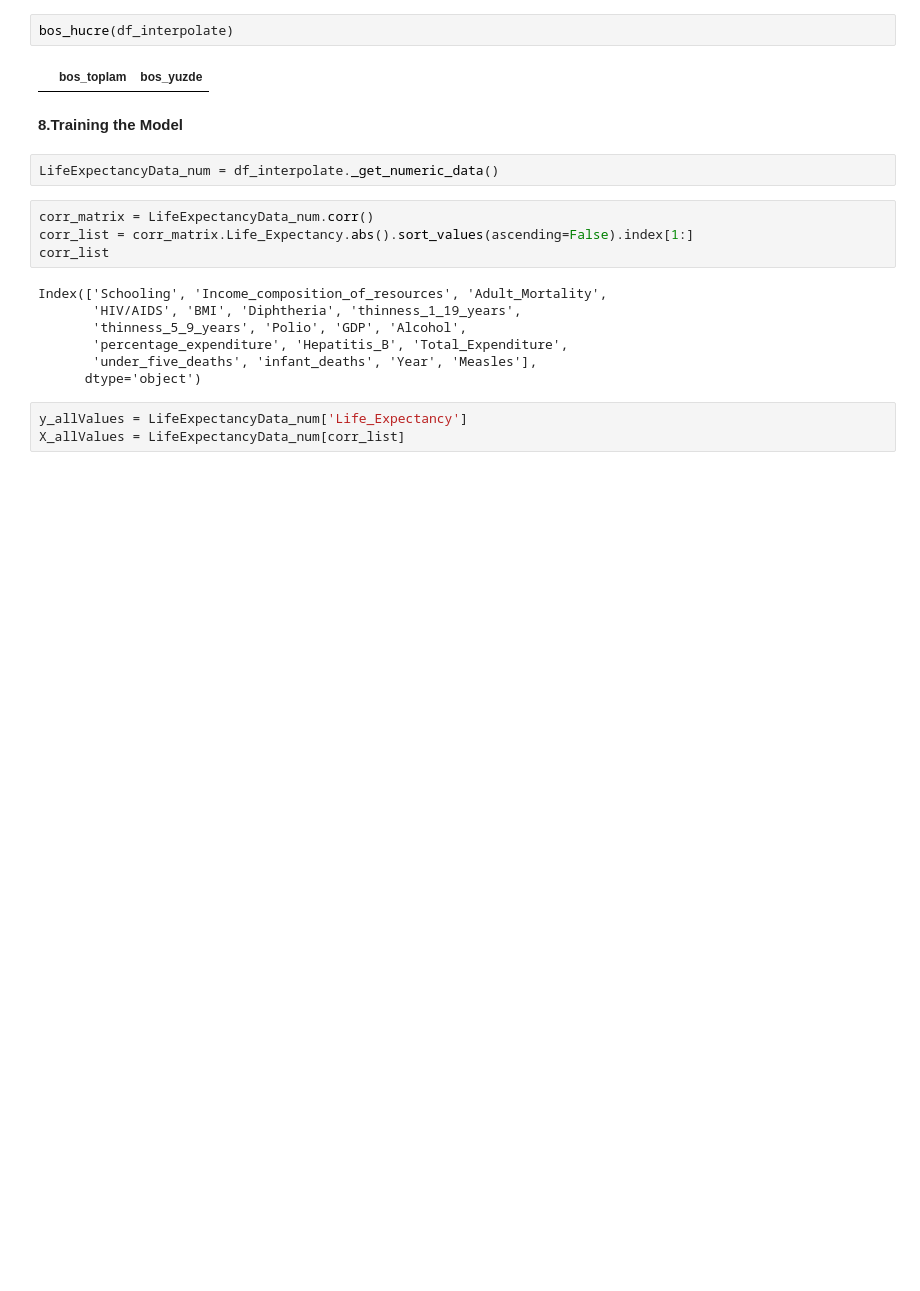
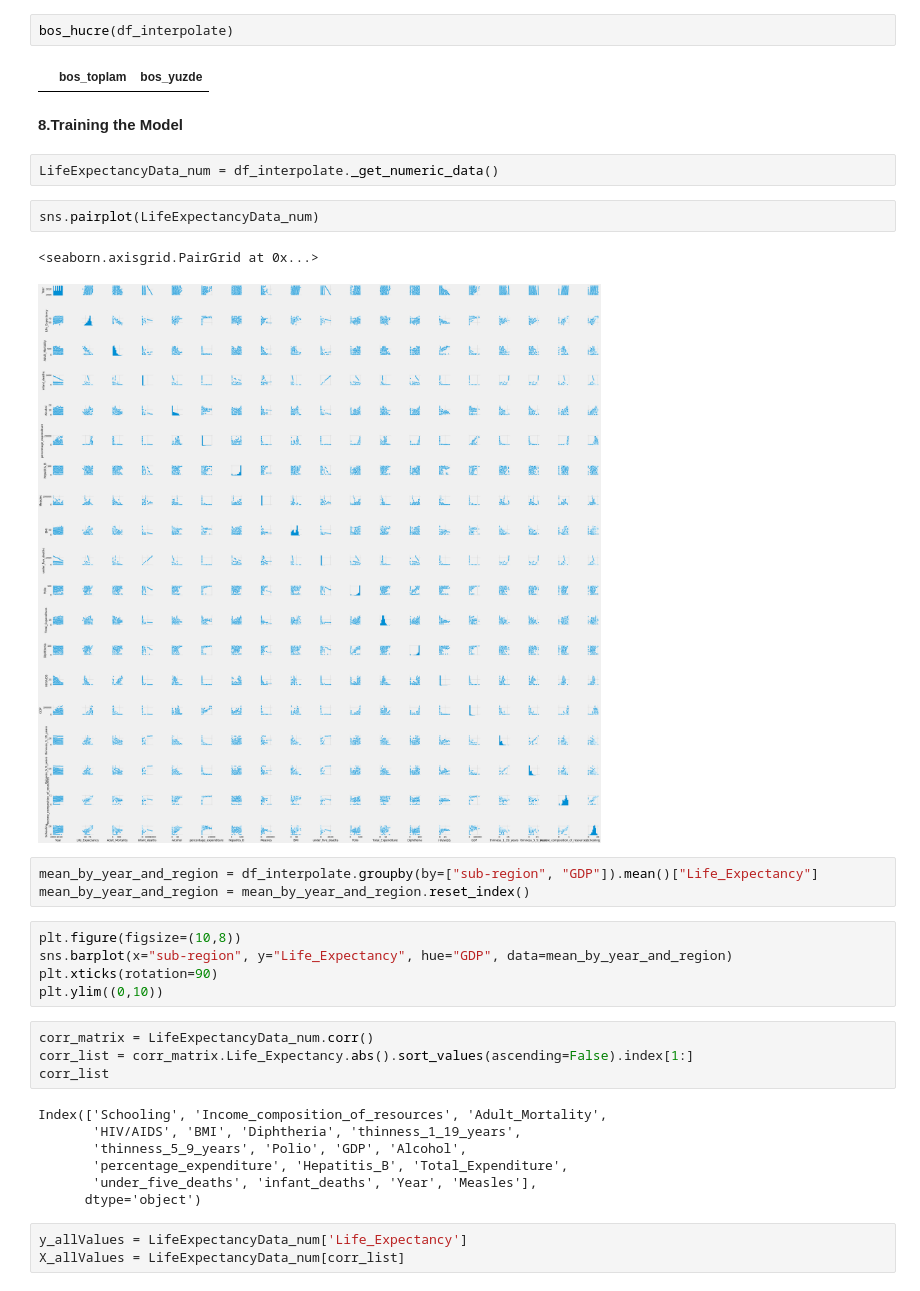
Before and after one commit to EceDolen/Proje-2-, a Jupyter notebook: proje 2 LifeExpectancyData-ASIL.ipynb, the cells around one changed output. Cells and saved outputs as stored; diff of their text form; blank space fills up the shorter version.

```diff
--- a/proje 2 LifeExpectancyData-ASIL.ipynb
+++ b/proje 2 LifeExpectancyData-ASIL.ipynb
@@ -303,6 +303,19 @@ bos_hucre(df_interpolate)
 **8.Training the Model**
 # %%
 LifeExpectancyData_num = df_interpolate._get_numeric_data()
+# %%
+sns.pairplot(LifeExpectancyData_num)
+# %% [output]
+<seaborn.axisgrid.PairGrid at 0x...>
+[figure, added]
+# %%
+mean_by_year_and_region = df_interpolate.groupby(by=["sub-region", "GDP"]).mean()["Life_Expectancy"]
+mean_by_year_and_region = mean_by_year_and_region.reset_index()
+# %%
+plt.figure(figsize=(10,8))
+sns.barplot(x="sub-region", y="Life_Expectancy", hue="GDP", data=mean_by_year_and_region)
+plt.xticks(rotation=90)
+plt.ylim((0,10))
 # %%
 corr_matrix = LifeExpectancyData_num.corr()
 corr_list = corr_matrix.Life_Expectancy.abs().sort_values(ascending=False).index[1:]
```
